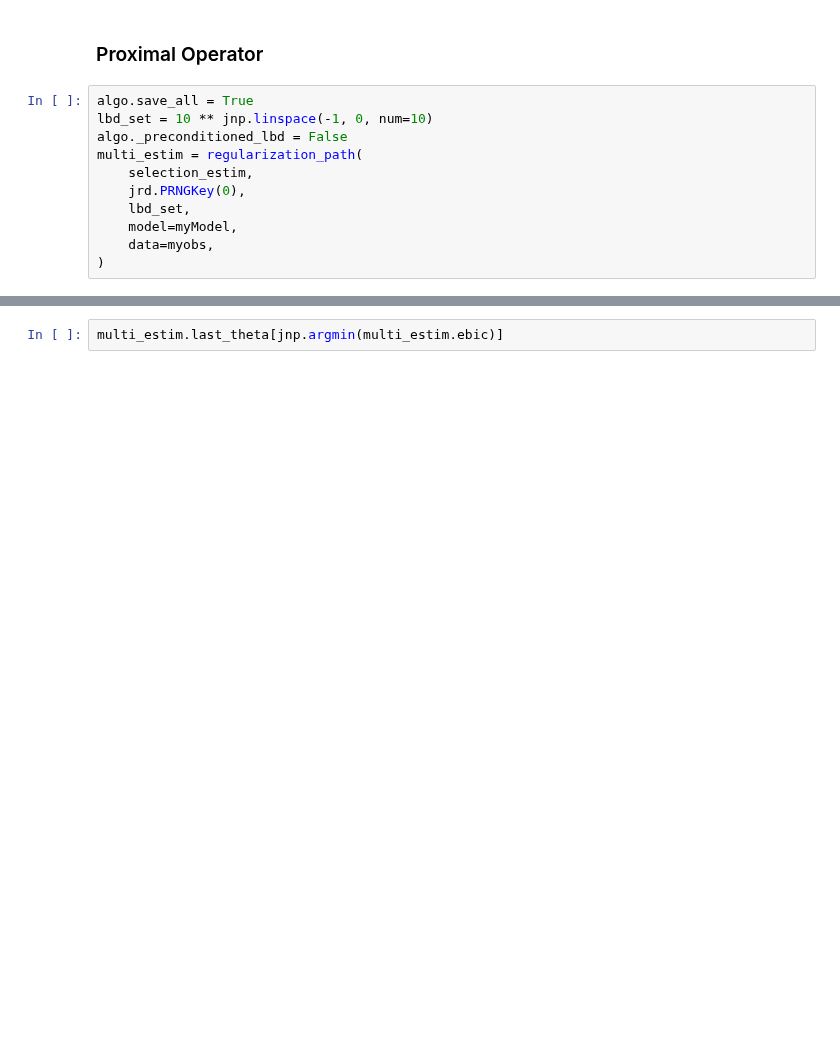
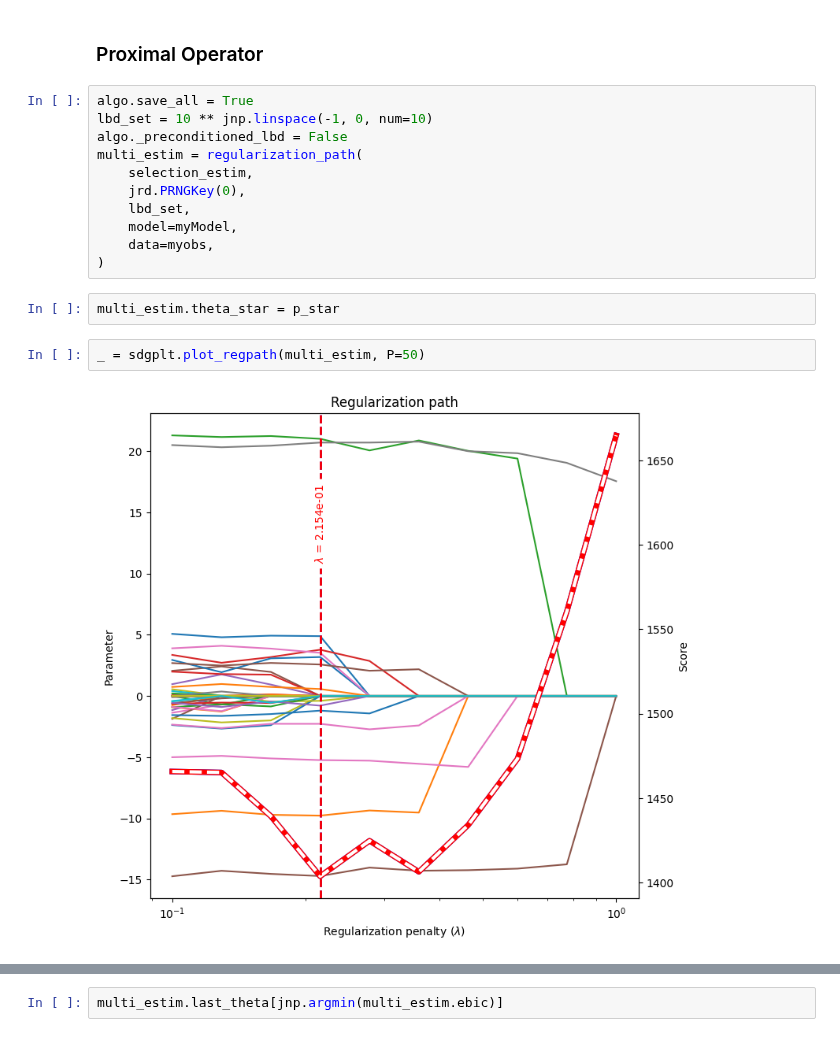
Before and after one commit to caillebotteAntoine/sdg4varselect, a Jupyter notebook: examples/variable_selection_lmem.ipynb, the cells around one changed output, grey strips where cells are left out. Saved outputs shown, nothing was run; the diff lists cells and outputs as text; blank space fills up the shorter version.

```diff
--- a/examples/variable_selection_lmem.ipynb
+++ b/examples/variable_selection_lmem.ipynb
@@ -231,3 +239,9 @@ multi_estim = regularization_path(
     model=myModel,
     data=myobs,
 )
+# %%
+multi_estim.theta_star = p_star
+# %%
+_ = sdgplt.plot_regpath(multi_estim, P=50)
+# %% [output]
+[figure, added]
```
Also changed, not shown: parts of 11 cells of this notebook, 1 other file.
